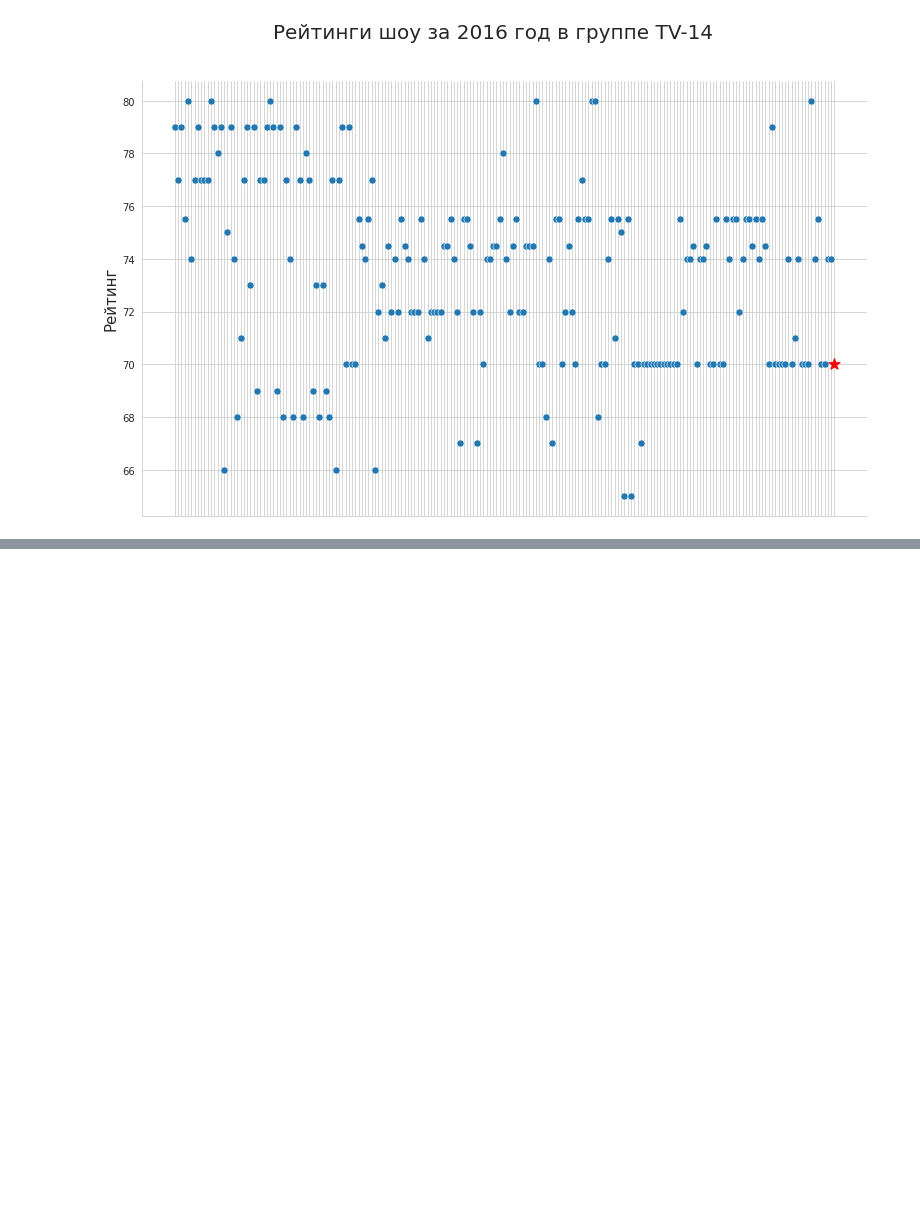
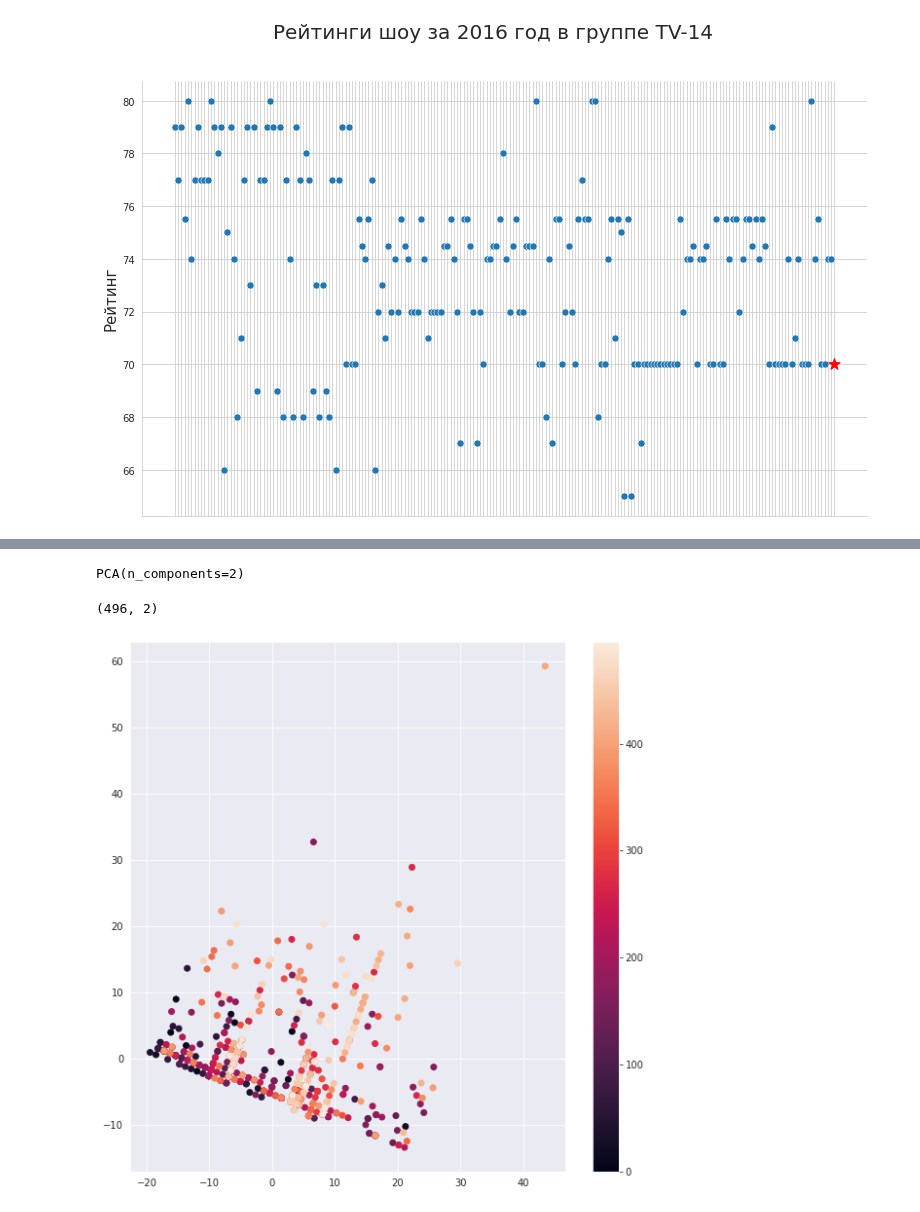
Before and after one commit to VorobyvEgor/Seminar_Sber, a Jupyter notebook: Projects/Егор_Воробьев_[Template]_Групповой_проект__Первичный_анализ_данных_.ipynb, the cells around one changed output, grey strips where cells are left out. Saved outputs shown, nothing was run; the diff lists cells and outputs as text; code cells hidden in the pictures; blank space fills up the shorter version.

```diff
--- a/Projects/Егор_Воробьев_[Template]_Групповой_проект__Первичный_анализ_данных_.ipynb
+++ b/Projects/Егор_Воробьев_[Template]_Групповой_проект__Первичный_анализ_данных_.ipynb
@@ -640,0 +679,2 @@ fig.suptitle("Рейтинги шоу за 2016 год в группе TV-14", s
+# %%
+data_data = pd.get_dummies(data_data)
@@ -640,0 +692,19 @@ fig.suptitle("Рейтинги шоу за 2016 год в группе TV-14", s
+# %%
+pca = PCA(n_components=2)
+# %%
+pca.fit(data_data)
+# %% [output]
+PCA(n_components=2)
+# %%
+data_data_2D = pca.transform(data_data)
+# %%
+data_data_2D.shape
+# %% [output]
+(496, 2)
+# %%
+plt.figure(figsize=(10,10))
+plt.scatter(data_data_2D[:,0], data_data_2D[:,1], c=data_label.index)
+plt.colorbar()
+plt.show()
+# %% [output]
+[figure, added]
```
Also changed, not shown: parts of 27 cells of this notebook.
